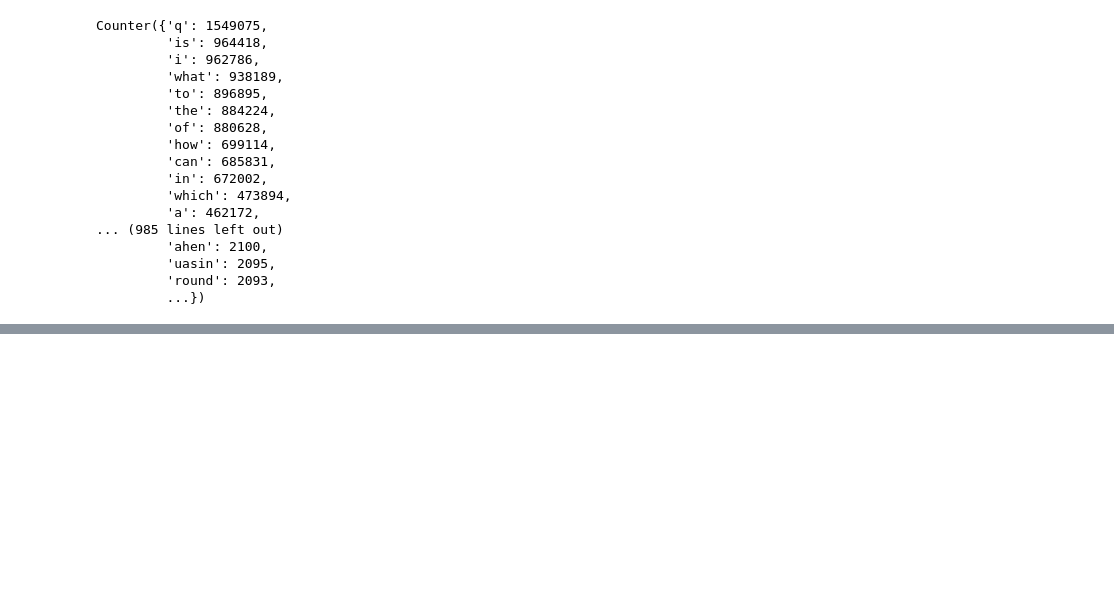
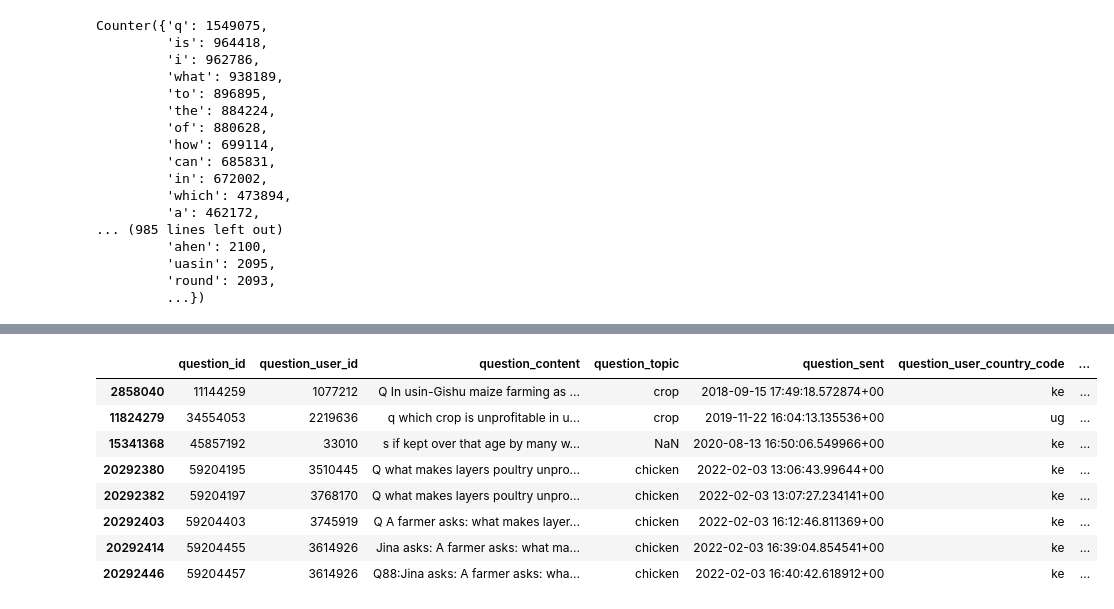
Before and after one commit to cnmetzi/datakit-smallholder-farmers-fall-2025, a Jupyter notebook: General EDA/cnmetzi/CMDataExploration.ipynb, the cells around one changed output, grey strips where cells are left out. Saved outputs shown, nothing was run; the diff lists cells and outputs as text; code cells hidden in the pictures; blank space fills up the shorter version.

Commit message:
financial keywords determined

```diff
--- a/General EDA/cnmetzi/CMDataExploration.ipynb
+++ b/General EDA/cnmetzi/CMDataExploration.ipynb
@@ -226,0 +218,10 @@ Afarmer Asks :where Is Exotic Breeds Ov Cattle ¤ How Much Could Ipay?
+# %%
+keywords = ["unprofitable"]
+keywords_lower = set(k.lower() for k in keywords)
+
+def contains_keyword(text):
+    # Tokenize words only (ignore punctuation)
+    tokens = set(regex.findall(r'\b\w+\b', str(text).lower()))
+    return bool(tokens & keywords_lower)
+
+dfe['contains_keyword'] = dfe['question_content'].apply(contains_keyword)
@@ -226,0 +237,14 @@ Afarmer Asks :where Is Exotic Breeds Ov Cattle ¤ How Much Could Ipay?
+# %%
+subset_dfe = dfe[dfe["contains_keyword"] == True]
+# %%
+subset_dfe
+# %% [output]
+|  | question_id | question_user_id | question_content | question_topic | question_sent | question_user_country_code | ... |
+| 2858040 | 11144259 | 1077212 | Q In usin-Gishu maize farming as ... | crop | 2018-09-15 17:49:18.572874+00 | ke | ... |
+| 11824279 | 34554053 | 2219636 | q which crop is unprofitable in u... | crop | 2019-11-22 16:04:13.135536+00 | ug | ... |
+| 15341368 | 45857192 | 33010 | s if kept over that age by many w... | NaN | 2020-08-13 16:50:06.549966+00 | ke | ... |
+| 20292380 | 59204195 | 3510445 | Q what makes layers poultry unpro... | chicken | 2022-02-03 13:06:43.99644+00 | ke | ... |
+| 20292382 | 59204197 | 3768170 | Q what makes layers poultry unpro... | chicken | 2022-02-03 13:07:27.234141+00 | ke | ... |
+| 20292403 | 59204403 | 3745919 | Q A farmer asks: what makes layer... | chicken | 2022-02-03 16:12:46.811369+00 | ke | ... |
+| 20292414 | 59204455 | 3614926 | Jina asks: A farmer asks: what ma... | chicken | 2022-02-03 16:39:04.854541+00 | ke | ... |
+| 20292446 | 59204457 | 3614926 | Q88:Jina asks: A farmer asks: wha... | chicken | 2022-02-03 16:40:42.618912+00 | ke | ... |
```
Also changed, not shown: parts of 2 cells of this notebook, 3 other files.
